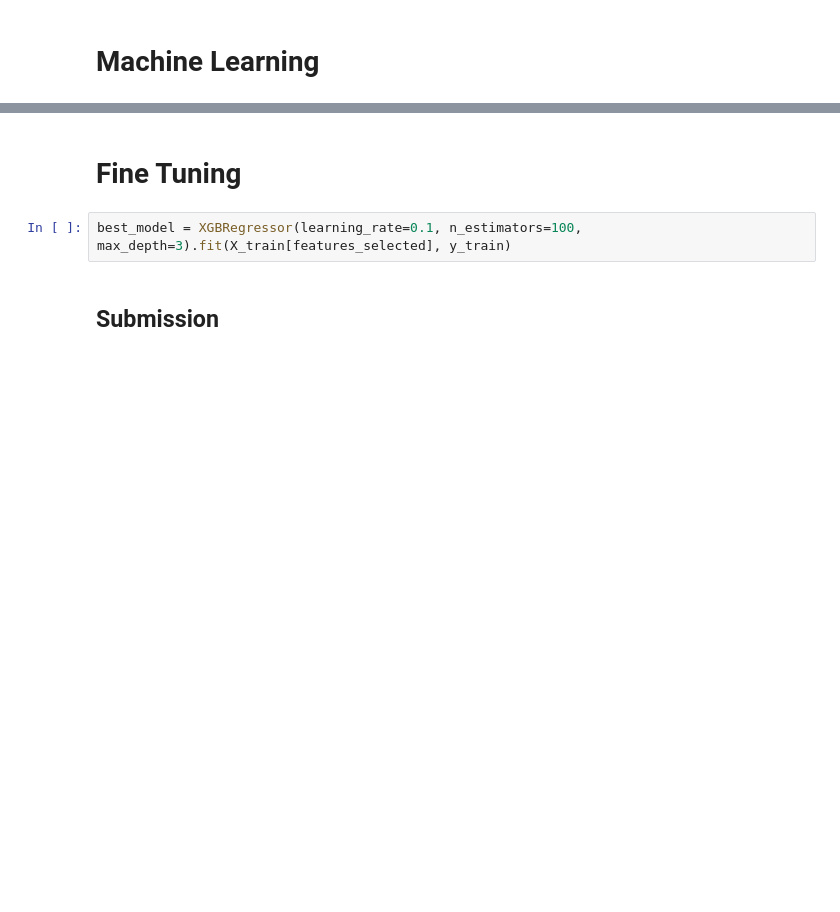
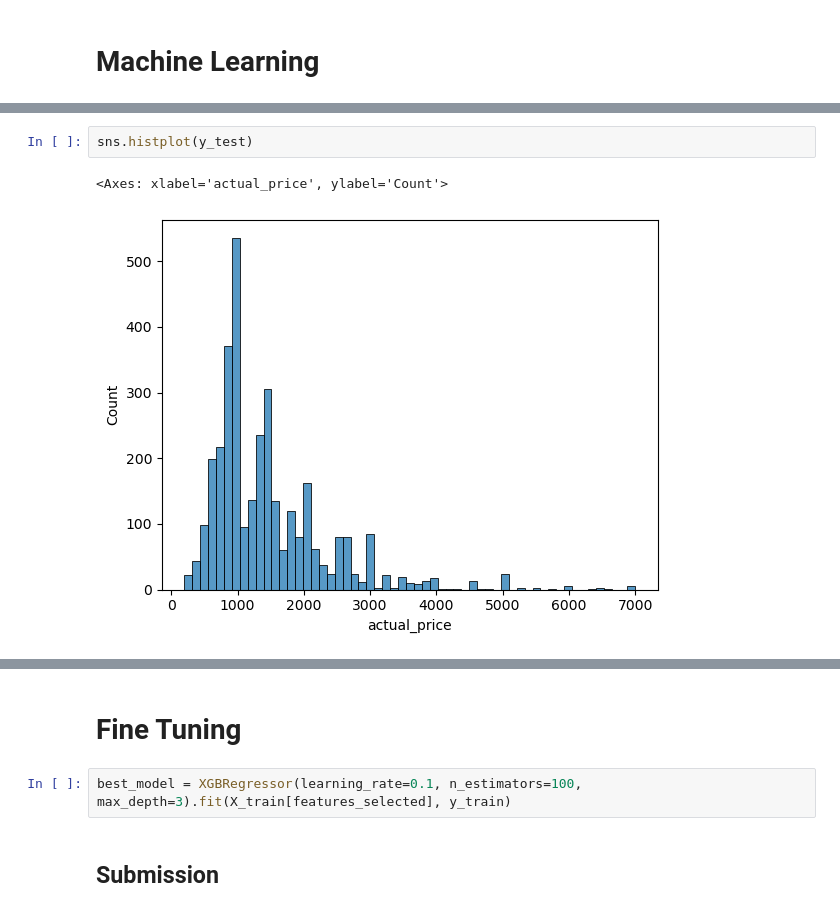
Before and after one commit to Gabrielnbr/hd6, a Jupyter notebook: notebook_hackday_06.ipynb, the cells around one changed output, grey strips where cells are left out. Drawn from its saved outputs; the diff is of its cells as text; blank space fills up the shorter version.

```diff
--- a/notebook_hackday_06.ipynb
+++ b/notebook_hackday_06.ipynb
@@ -481,3 +622,8 @@ def MachineLearning(X_train, y_train, X_test, y_test, features_selected):
+# %%
+sns.histplot(y_test)
+# %% [output]
+<Axes: xlabel='actual_price', ylabel='Count'>
+[figure, added]
 # %%
 MachineLearning(X_train, y_train, X_test_mod, y_test_mod, features_selected)
 # %% [output]
```
Also changed, not shown: parts of 29 cells of this notebook, 7 other files.
